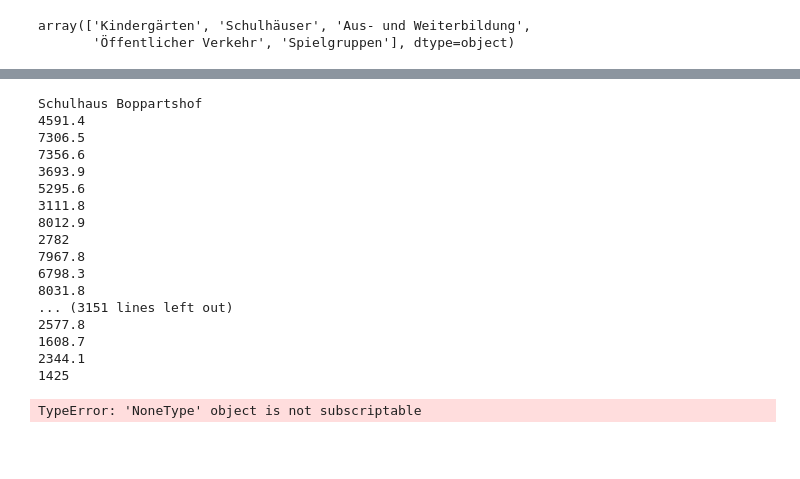
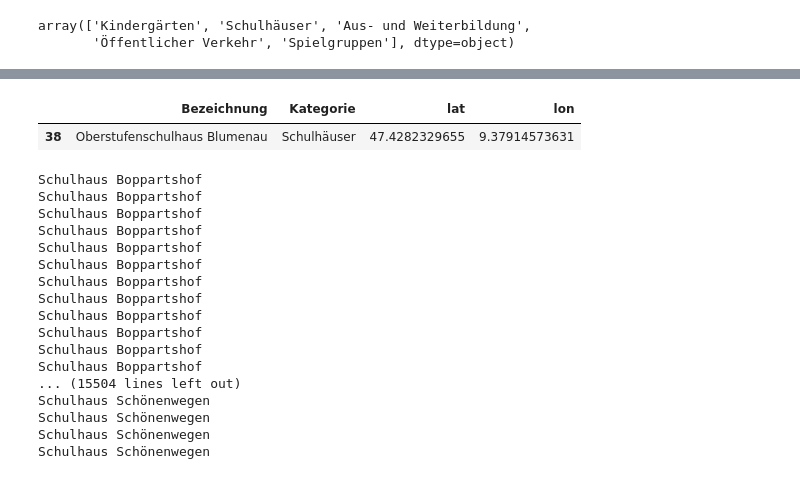
Before and after one commit to lukasreber/sghack, a Jupyter notebook: eda/test.ipynb, the cells around one changed output, grey strips where cells are left out. Saved outputs shown, nothing was run; the diff lists cells and outputs as text; code cells hidden in the pictures; blank space fills up the shorter version.

```diff
--- a/eda/test.ipynb
+++ b/eda/test.ipynb
@@ -289,3 +289,8 @@ oeff
+# %%
+oeff.iloc[5:6]
+# %% [output]
+|  | Bezeichnung | Kategorie | lat | lon |
+| 38 | Oberstufenschulhaus Blumenau | Schulhäuser | 47.4282329655 | 9.37914573631 |
 # %%
 immo_neu = pd.DataFrame()
 for index,row in oeff.iterrows():
@@ -298,7 +303,6 @@ for index,row in oeff.iterrows():
         dist.append(r['distance'])
         dur.append(r['duration'])
         print(row.Bezeichnung)
-        print(r['distance'])
     df_temp = immo.copy()
     df_temp.insert(loc=len(df_temp.columns), column='distance_meters',value=dist)
     df_temp.insert(loc=len(df_temp.columns), column='duration',value=dur)
@@ -307,21 +311,20 @@ for index,row in oeff.iterrows():
     immo_neu = pd.concat([immo_neu,df_temp], ignore_index=True)
 # %% [output]
 Schulhaus Boppartshof
-4591.4
-7306.5
-7356.6
-3693.9
-5295.6
-3111.8
-8012.9
-2782
-7967.8
-6798.3
-8031.8
-... (3151 lines left out)
-2577.8
-1608.7
-2344.1
-1425
+Schulhaus Boppartshof
+Schulhaus Boppartshof
+Schulhaus Boppartshof
+Schulhaus Boppartshof
+Schulhaus Boppartshof
+Schulhaus Boppartshof
+Schulhaus Boppartshof
+Schulhaus Boppartshof
+Schulhaus Boppartshof
+Schulhaus Boppartshof
+Schulhaus Boppartshof
+... (15504 lines left out)
+Schulhaus Schönenwegen
+Schulhaus Schönenwegen
+Schulhaus Schönenwegen
+Schulhaus Schönenwegen
-TypeError: 'NoneType' object is not subscriptable
 # %%
```
Also changed, not shown: parts of 2 cells of this notebook, 4 other files.
